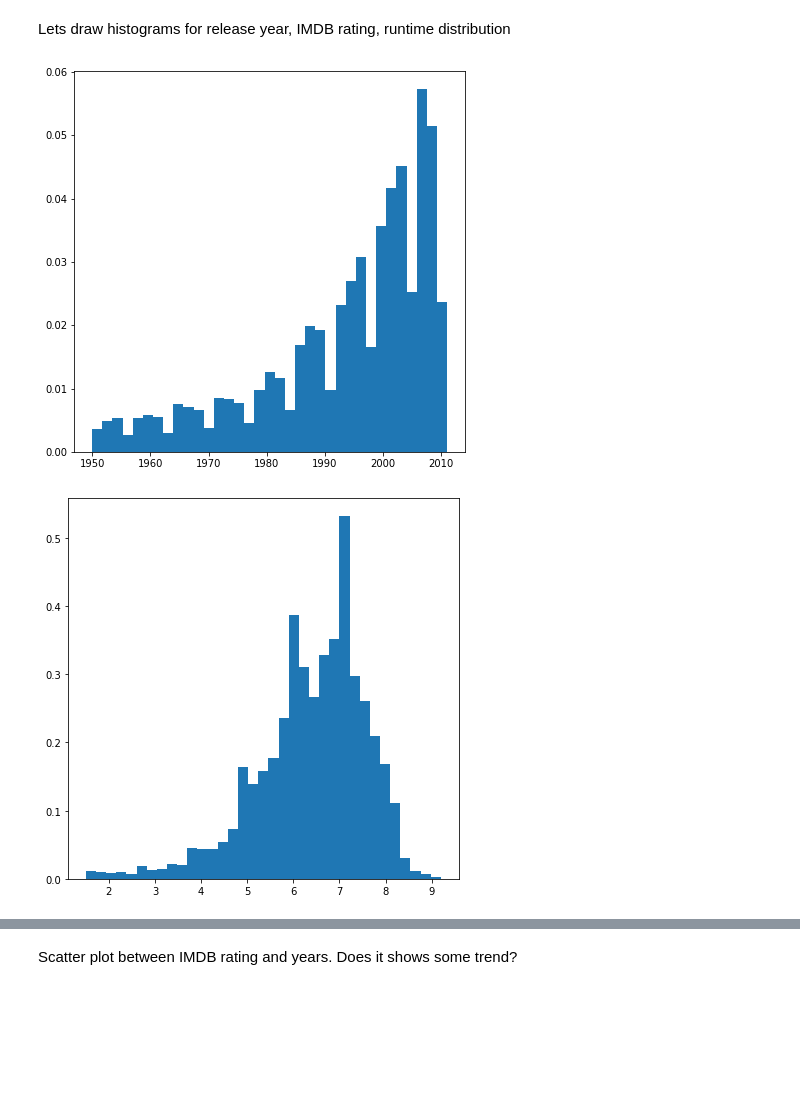
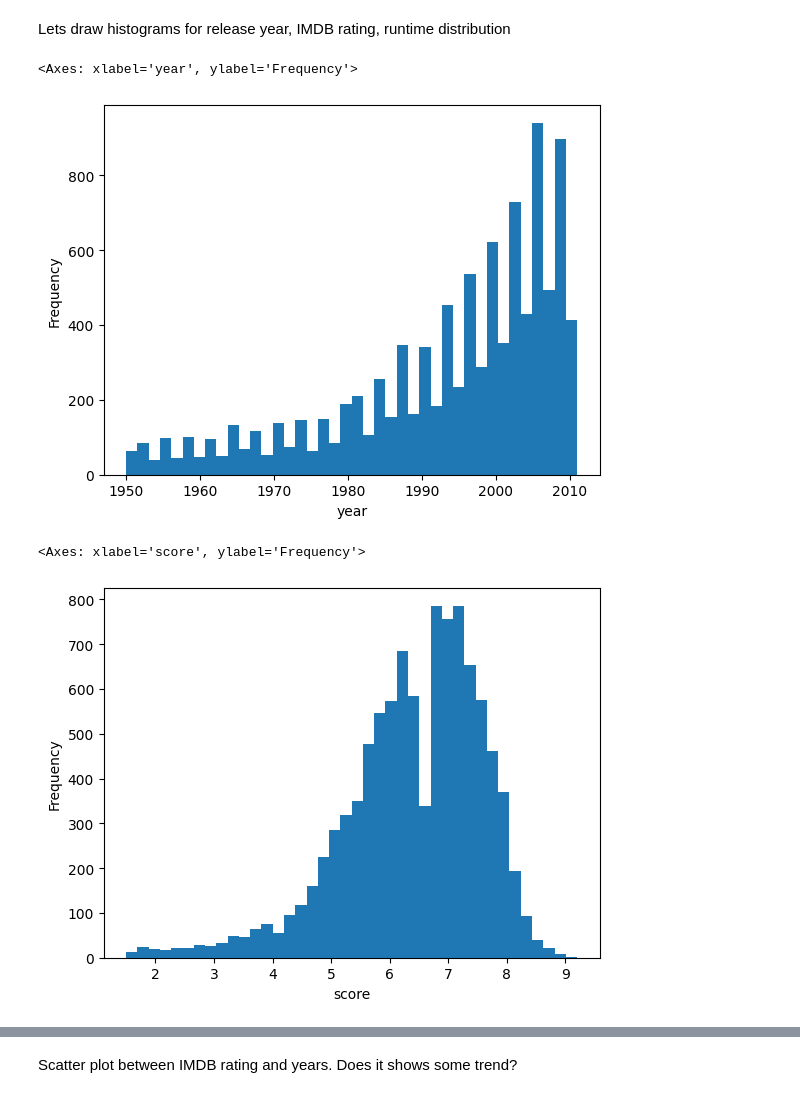
Before and after one commit to ehtisham-sadiq/AI-Learning-Path, a Jupyter notebook: 02_Python_Libraries_for_Data_Science/Assignments/Assignment_4.ipynb, the cells around one changed output, grey strips where cells are left out. Saved outputs shown, nothing was run; the diff lists cells and outputs as text; code cells hidden in the pictures; blank space fills up the shorter version.

```diff
--- a/02_Python_Libraries_for_Data_Science/Assignments/Assignment_4.ipynb
+++ b/02_Python_Libraries_for_Data_Science/Assignments/Assignment_4.ipynb
@@ -89,0 +113,11 @@ First, we would like to find the all the unique genres present in any record. It
+# %%
+#determine the unique genres
+all_genres = set()
+def add_to_genres(genre_string):
+    for el in genre_string.split("|"):
+            all_genres.add(el)
+
+df.genres.apply(add_to_genres)
+all_genres_ordered = list(all_genres)
+all_genres_ordered.sort()
+all_genres_ordered
@@ -91,6 +143,8 @@ First, we would like to find the all the unique genres present in any record. It
 Then make a column for each genre
 # %%
 #make a column for each genre
+for col in all_genres_ordered:
+    df[col] = df.genres.apply(lambda x: col in x)
 # %%
 df.head()
 # %% [output]
@@ -105,3 +159,4 @@ df.head()
 We can fix each element by stripping off the last 7 characters
 # %%
 #Strip off last 7 character from title
+df.title = df.title.map(lambda x: x[:-7])
@@ -147,0 +200,4 @@ Do you see any quantity unusual. Better replace with NAN.
+# %%
+#Your code here
+df.runtime = df.runtime.map(lambda x: np.nan if x == 0 else x)
+df.select_dtypes(include="number").describe()
@@ -155,11 +221,15 @@ Lets repeat describe to make sure that it is fine
 Lets draw histograms for release year, IMDB rating, runtime distribution
 # %%
 #Your code here
+df.year.plot.hist(bins=40, xlabel="year")
 # %% [output]
+<Axes: xlabel='year', ylabel='Frequency'>
-[figure, old version]
+[figure, new version]
 # %%
 #Your code here
+df.score.plot.hist(bins=40, xlabel="score")
 # %% [output]
+<Axes: xlabel='score', ylabel='Frequency'>
-[figure, old version]
+[figure, new version]
 # %%
 #Your code here
```
Also changed, not shown: parts of 38 cells of this notebook.
